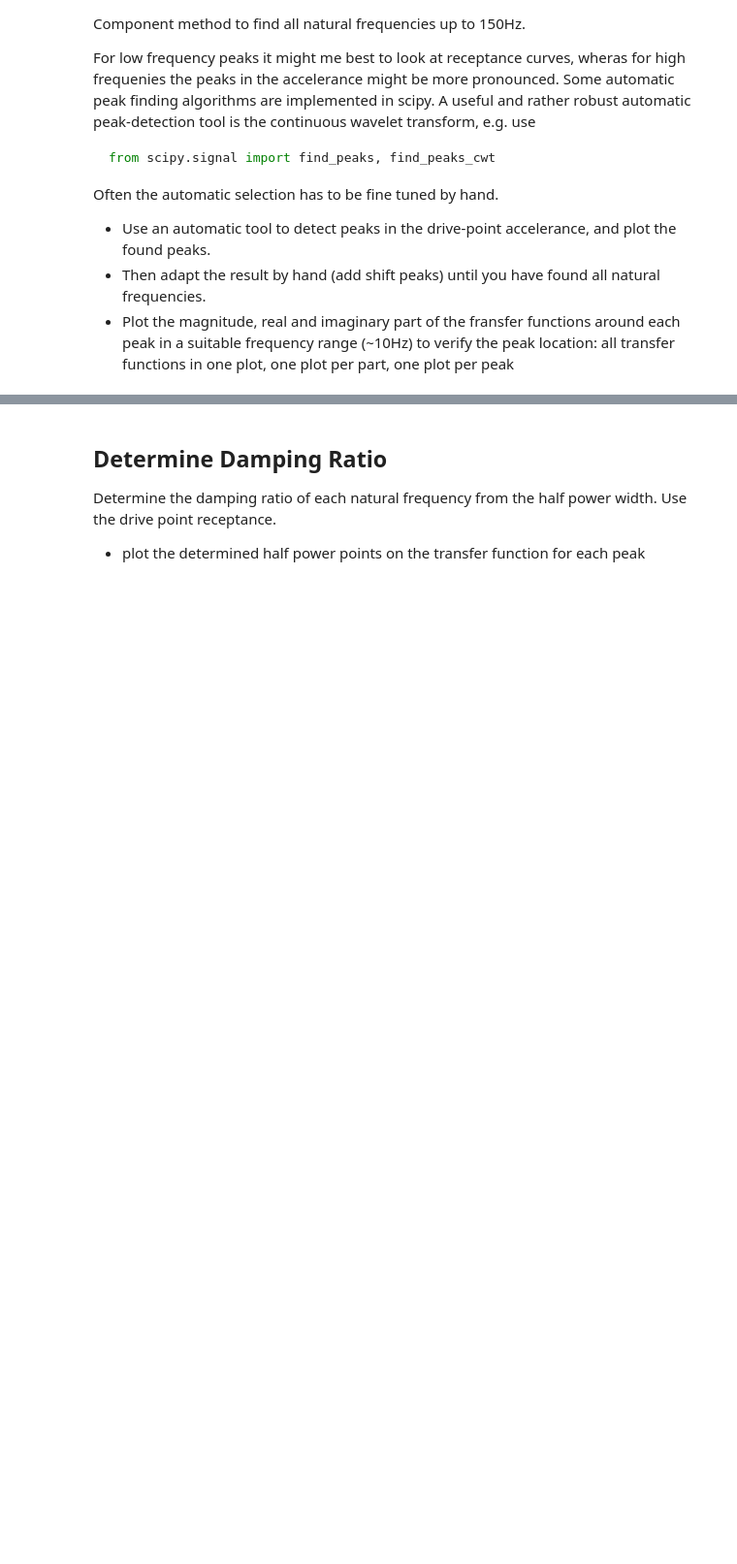
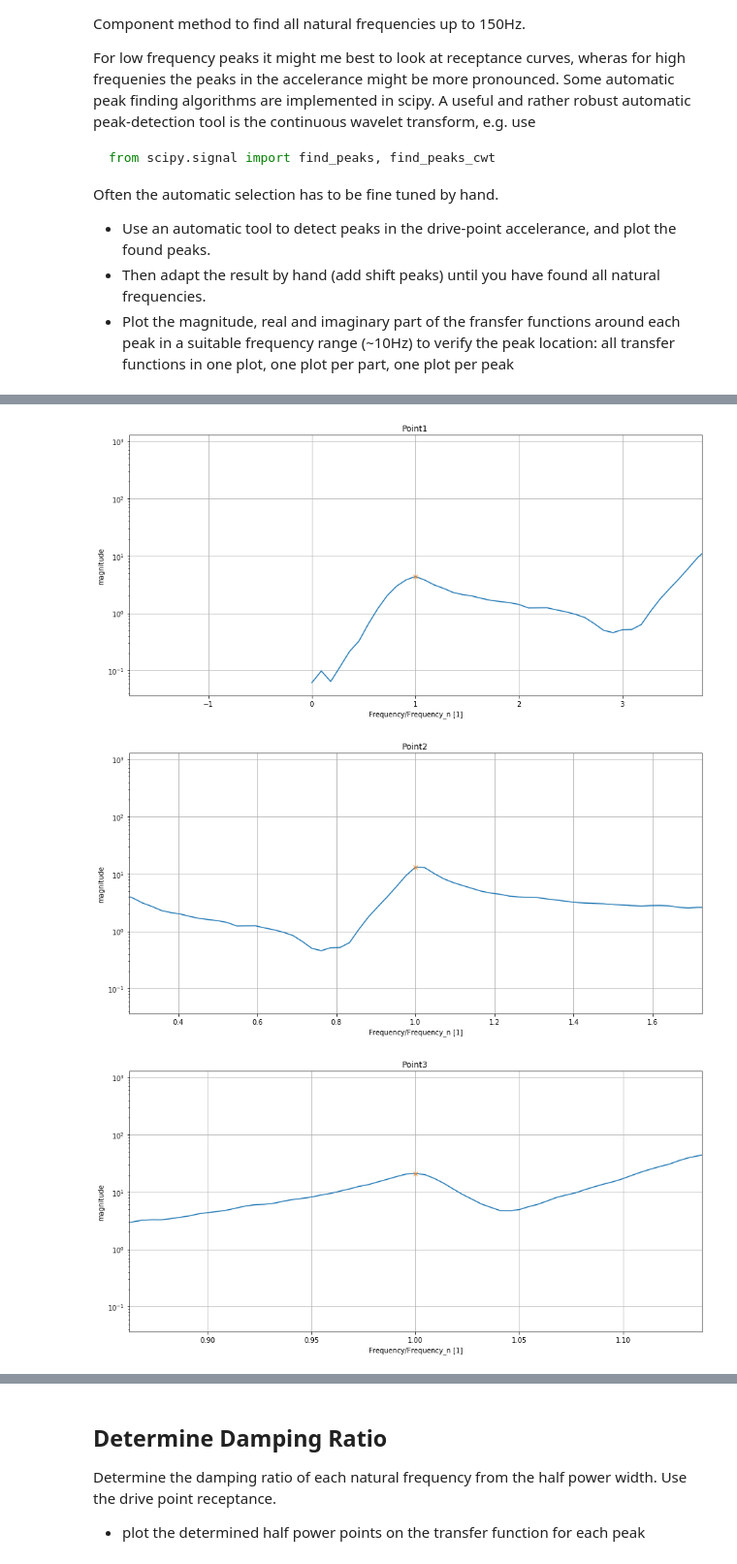
Before and after one commit to phmandl/modalanalyse, a Jupyter notebook: HW5/Kim/5_IdentificationMethods_template.ipynb, the cells around one changed output, grey strips where cells are left out. Shown at 97% size. Cells and saved outputs as stored; diff of their text form; code cells hidden in the pictures; blank space fills up the shorter version.

```diff
--- a/HW5/Kim/5_IdentificationMethods_template.ipynb
+++ b/HW5/Kim/5_IdentificationMethods_template.ipynb
@@ -182,0 +200,16 @@ Often the automatic selection has to be fine tuned by hand.
+# %%
+# Plot the magnitude
+for i in range(0, len(peaks_idx_P05_rfft_window)):
+
+    plt.figure(figsize = [15,7])
+    plt.semilogy(frequencies/frequencies[peaks_idx_P05_rfft_window[i]], np.abs(P05_receptance))
+    plt.ylabel('magnitude')
+    plt.xlabel('Frequency/Frequency_n [1]')
+    plt.xlim((frequencies[peaks_idx_P05_rfft_window[i]]-10)/frequencies[peaks_idx_P05_rfft_window[i]], (frequencies[peaks_idx_P05_rfft_window[i]]+10)/frequencies[peaks_idx_P05_rfft_window[i]])
+    plt.plot(frequencies[peaks_idx_P05_rfft_window]/frequencies[peaks_idx_P05_rfft_window[i]], np.abs(P05_receptance)[peaks_idx_P05_rfft_window], 'x')
+    plt.title('Point'+str(i+1))
+    plt.grid()
+# %% [output]
+[figure, added]
+[figure, added]
+[figure, added]
```
Also changed, not shown: parts of 20 cells of this notebook.
